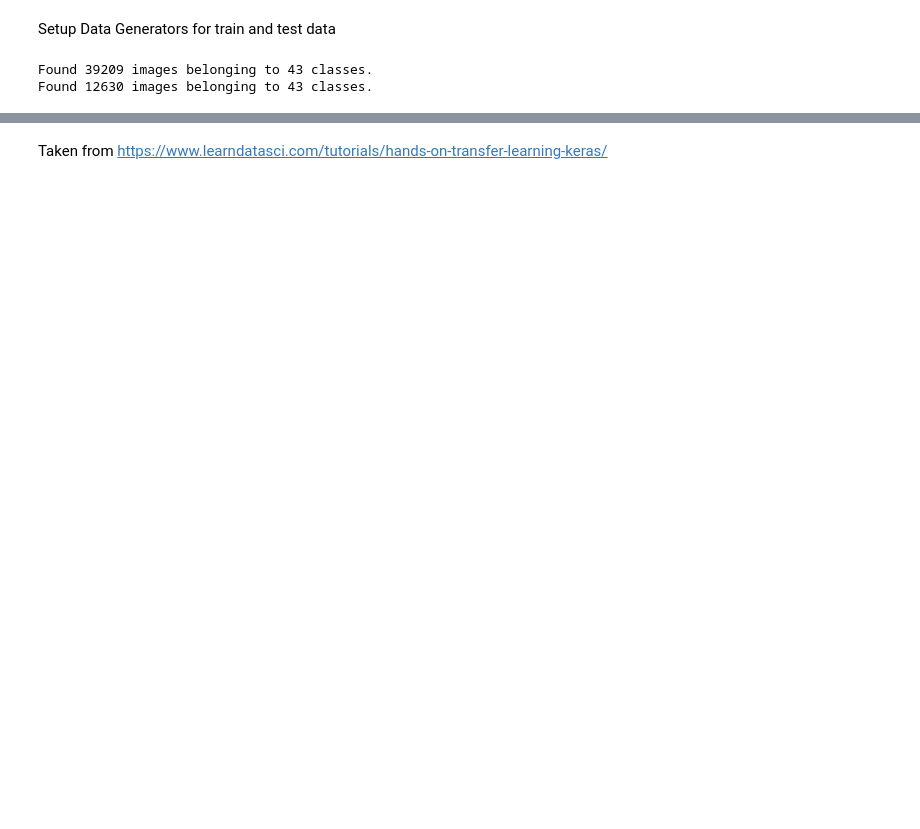
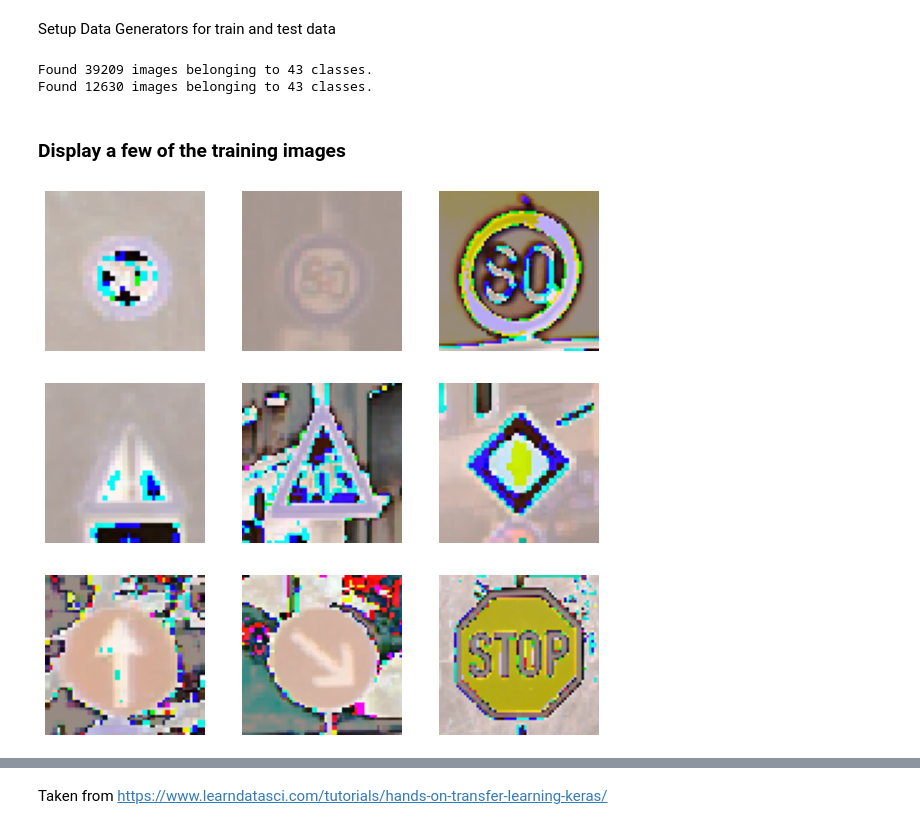
Before and after one commit to darraghs/SligoIT_ML2021_VGG16, a Jupyter notebook: assignment2.ipynb, the cells around one changed output, grey strips where cells are left out. Drawn from its saved outputs; the diff is of its cells as text; code cells hidden in the pictures; blank space fills up the shorter version.

```diff
--- a/assignment2.ipynb
+++ b/assignment2.ipynb
@@ -32,3 +39,6 @@ import numpy as np
+# %%
+BATCH_SIZE=32
+IMAGE_DIMS = (64,64)
 # %% [markdown]
 Download the kaggle data sets
 # %%
@@ -79,24 +105,36 @@ prepare_test(test_dir,path_file)
 # %% [markdown]
 Setup Data Generators for train and test data
 # %%
-trdata = ImageDataGenerator()
+trdata = ImageDataGenerator(preprocessing_function=preprocess_input)
 traindata = trdata.flow_from_directory(
     train_dir,
-    target_size=(224,224),
+    target_size=IMAGE_DIMS,
     color_mode="rgb",
-    batch_size=32,
+    batch_size=BATCH_SIZE,
     class_mode="categorical",
     shuffle=True,
     seed=42)
-tsdata = ImageDataGenerator()
+tsdata = ImageDataGenerator(preprocessing_function=preprocess_input)
 testdata = tsdata.flow_from_directory(
     test_dir,
-    target_size=(224,224),
+    target_size=IMAGE_DIMS,
     color_mode="rgb",
-    batch_size=32,
+    batch_size=BATCH_SIZE,
     class_mode="categorical",
     shuffle=True,
     seed=42)
 # %% [output]
 Found 39209 images belonging to 43 classes.
 Found 12630 images belonging to 43 classes.
+# %% [markdown]
+### Display a few of the training images
+# %%
+plt.figure(figsize=(10, 10))
+for i in range(9):
+    img, label = traindata.next()
+    ax = plt.subplot(3, 3, i + 1)
+    plt.imshow(img[0].astype(np.uint8))
+    #plt.title(int(label))
+    plt.axis("off")
+# %% [output]
+[figure, added]
```
Also changed, not shown: parts of 12 cells of this notebook.
